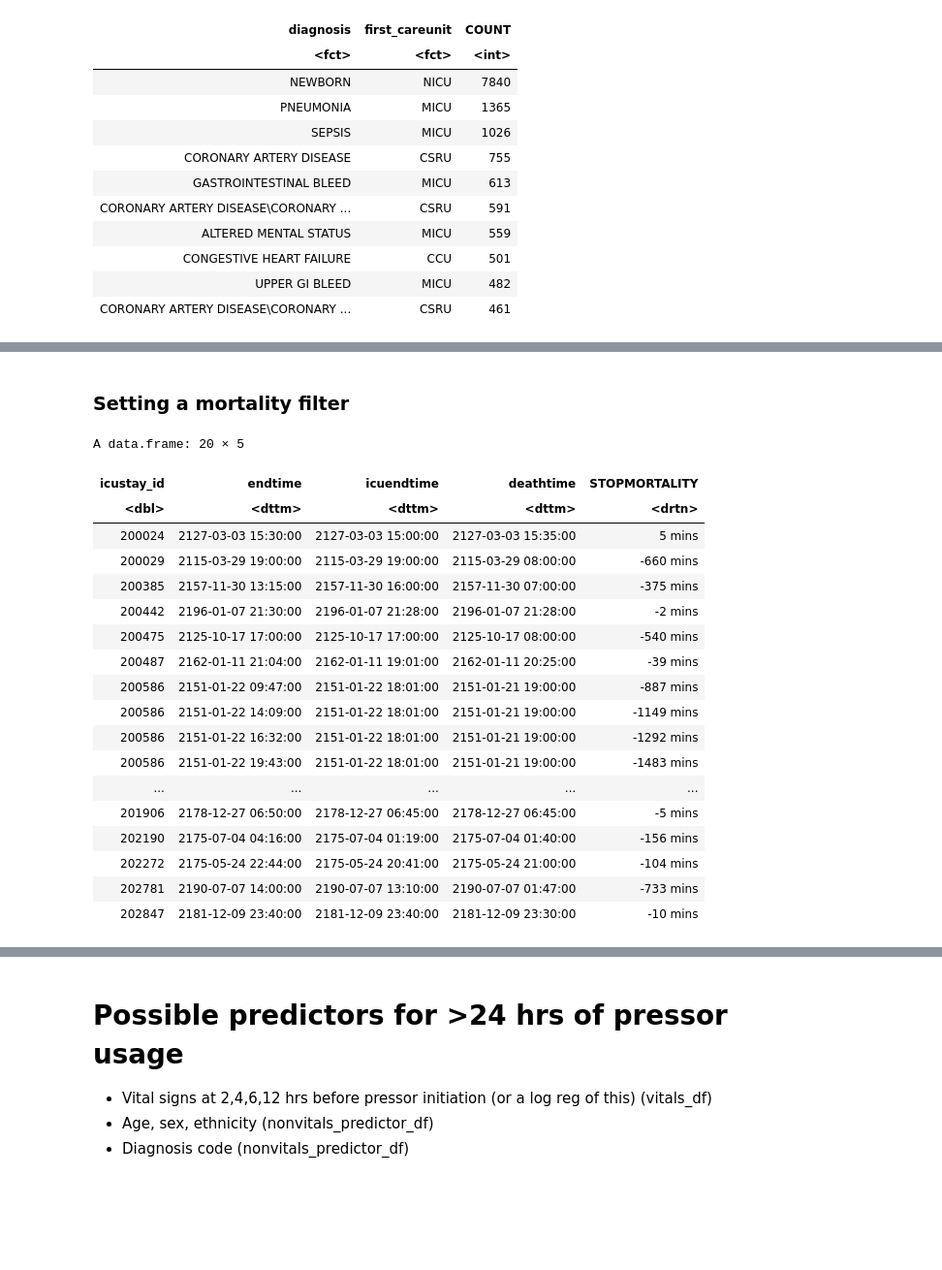
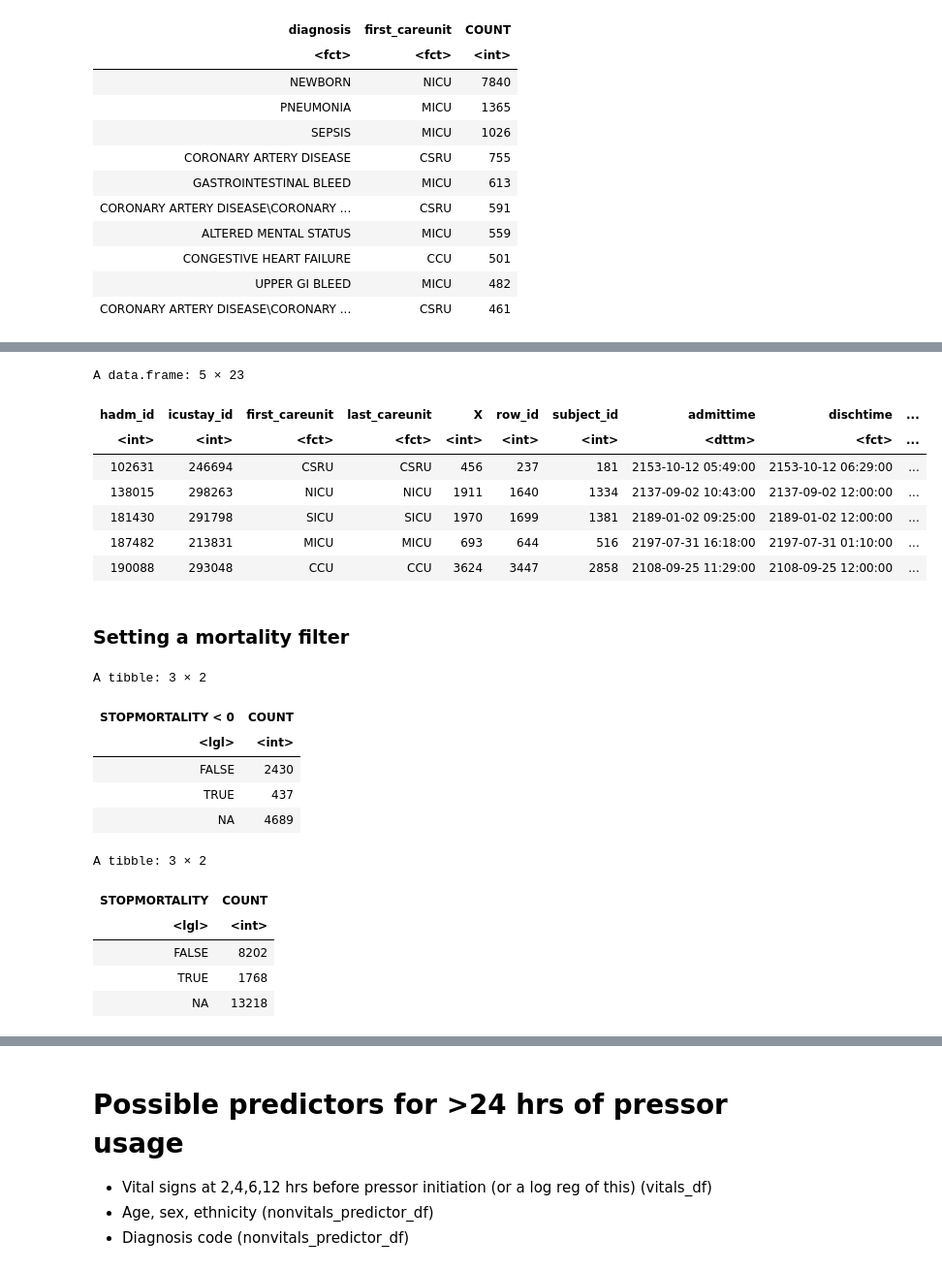
Before and after one commit to ruoyijiang/general, a Jupyter notebook: projects/haimovich_pressors/R_Pressor_Outcomes.ipynb, the cells around one changed output, grey strips where cells are left out. Shown at 97% size. Cells and saved outputs as stored; diff of their text form; code cells hidden in the pictures; blank space fills up the shorter version.

Commit message:
mortality filter

```diff
--- a/projects/haimovich_pressors/R_Pressor_Outcomes.ipynb
+++ b/projects/haimovich_pressors/R_Pressor_Outcomes.ipynb
@@ -321,31 +325,49 @@ A grouped_df: 10 × 3
+# %%
+#Examples
+nonvitals_predictor_df  %>%
+    filter(difftime(deathtime, admittime, units = "mins") < 0) %>%
+    head(5)
+# %% [output]
+A data.frame: 5 × 23
+| hadm_id | icustay_id | first_careunit | last_careunit | X | row_id | subject_id | admittime | dischtime | ... |
+| <int> | <int> | <fct> | <fct> | <int> | <int> | <int> | <dttm> | <fct> | ... |
+| 102631 | 246694 | CSRU | CSRU | 456 | 237 | 181 | 2153-10-12 05:49:00 | 2153-10-12 06:29:00 | ... |
+| 138015 | 298263 | NICU | NICU | 1911 | 1640 | 1334 | 2137-09-02 10:43:00 | 2137-09-02 12:00:00 | ... |
+| 181430 | 291798 | SICU | SICU | 1970 | 1699 | 1381 | 2189-01-02 09:25:00 | 2189-01-02 12:00:00 | ... |
+| 187482 | 213831 | MICU | MICU | 693 | 644 | 516 | 2197-07-31 16:18:00 | 2197-07-31 01:10:00 | ... |
+| 190088 | 293048 | CCU | CCU | 3624 | 3447 | 2858 | 2108-09-25 11:29:00 | 2108-09-25 12:00:00 | ... |
 # %% [markdown]
 ### Setting a mortality filter
-# %%
-input_df %>%
-    left_join(nonvitals_predictor_df, by = "icustay_id") %>%
-    select(icustay_id, endtime, icuendtime, deathtime) %>%
-    mutate(deathtime = fastPOSIXct(deathtime)) %>%
-    mutate(STOPMORTALITY = difftime(deathtime, endtime, units = "mins")) %>%
-    filter(STOPMORTALITY  < 10) %>%
-    head(20)
-# %% [output]
-A data.frame: 20 × 5
-| icustay_id | endtime | icuendtime | deathtime | STOPMORTALITY |
-| <dbl> | <dttm> | <dttm> | <dttm> | <drtn> |
-| 200024 | 2127-03-03 15:30:00 | 2127-03-03 15:00:00 | 2127-03-03 15:35:00 | 5 mins |
-| 200029 | 2115-03-29 19:00:00 | 2115-03-29 19:00:00 | 2115-03-29 08:00:00 | -660 mins |
-| 200385 | 2157-11-30 13:15:00 | 2157-11-30 16:00:00 | 2157-11-30 07:00:00 | -375 mins |
-| 200442 | 2196-01-07 21:30:00 | 2196-01-07 21:28:00 | 2196-01-07 21:28:00 | -2 mins |
-| 200475 | 2125-10-17 17:00:00 | 2125-10-17 17:00:00 | 2125-10-17 08:00:00 | -540 mins |
-| 200487 | 2162-01-11 21:04:00 | 2162-01-11 19:01:00 | 2162-01-11 20:25:00 | -39 mins |
-| 200586 | 2151-01-22 09:47:00 | 2151-01-22 18:01:00 | 2151-01-21 19:00:00 | -887 mins |
-| 200586 | 2151-01-22 14:09:00 | 2151-01-22 18:01:00 | 2151-01-21 19:00:00 | -1149 mins |
-| 200586 | 2151-01-22 16:32:00 | 2151-01-22 18:01:00 | 2151-01-21 19:00:00 | -1292 mins |
-| 200586 | 2151-01-22 19:43:00 | 2151-01-22 18:01:00 | 2151-01-21 19:00:00 | -1483 mins |
-| ... | ... | ... | ... | ... |
-| 201906 | 2178-12-27 06:50:00 | 2178-12-27 06:45:00 | 2178-12-27 06:45:00 | -5 mins |
-| 202190 | 2175-07-04 04:16:00 | 2175-07-04 01:19:00 | 2175-07-04 01:40:00 | -156 mins |
-| 202272 | 2175-05-24 22:44:00 | 2175-05-24 20:41:00 | 2175-05-24 21:00:00 | -104 mins |
-| 202781 | 2190-07-07 14:00:00 | 2190-07-07 13:10:00 | 2190-07-07 01:47:00 | -733 mins |
-| 202847 | 2181-12-09 23:40:00 | 2181-12-09 23:40:00 | 2181-12-09 23:30:00 | -10 mins |
+# %%
+# Icustays where patients received pressors after death (TRUE)
+input_df %>%
+    ungroup() %>%
+    left_join(nonvitals_predictor_df, by = "icustay_id") %>%
+    mutate(STOPMORTALITY = difftime(deathtime, endtime, units = "mins")) %>%
+    group_by(STOPMORTALITY < 0) %>%
+    summarize(COUNT = length(unique(icustay_id)))
+# %% [output]
+A tibble: 3 × 2
+| STOPMORTALITY < 0 | COUNT |
+| <lgl> | <int> |
+| FALSE | 2430 |
+| TRUE | 437 |
+| NA | 4689 |
+# %%
+### if I do not ignore for these unusual cases
+input_df %>%
+    ungroup() %>%
+    left_join(nonvitals_predictor_df, by = "icustay_id") %>%
+    group_by(icustay_id, continuous_course) %>%
+    mutate(STOPMORTALITY = difftime(deathtime, max(endtime), units = "mins")) %>%
+    mutate(STOPMORTALITY = STOPMORTALITY < 5) %>%
+    group_by(STOPMORTALITY) %>%
+    summarize(COUNT = n())
+# %% [output]
+A tibble: 3 × 2
+| STOPMORTALITY | COUNT |
+| <lgl> | <int> |
+| FALSE | 8202 |
+| TRUE | 1768 |
+| NA | 13218 |
 # %%
```
Also changed, not shown: parts of 12 cells of this notebook.
